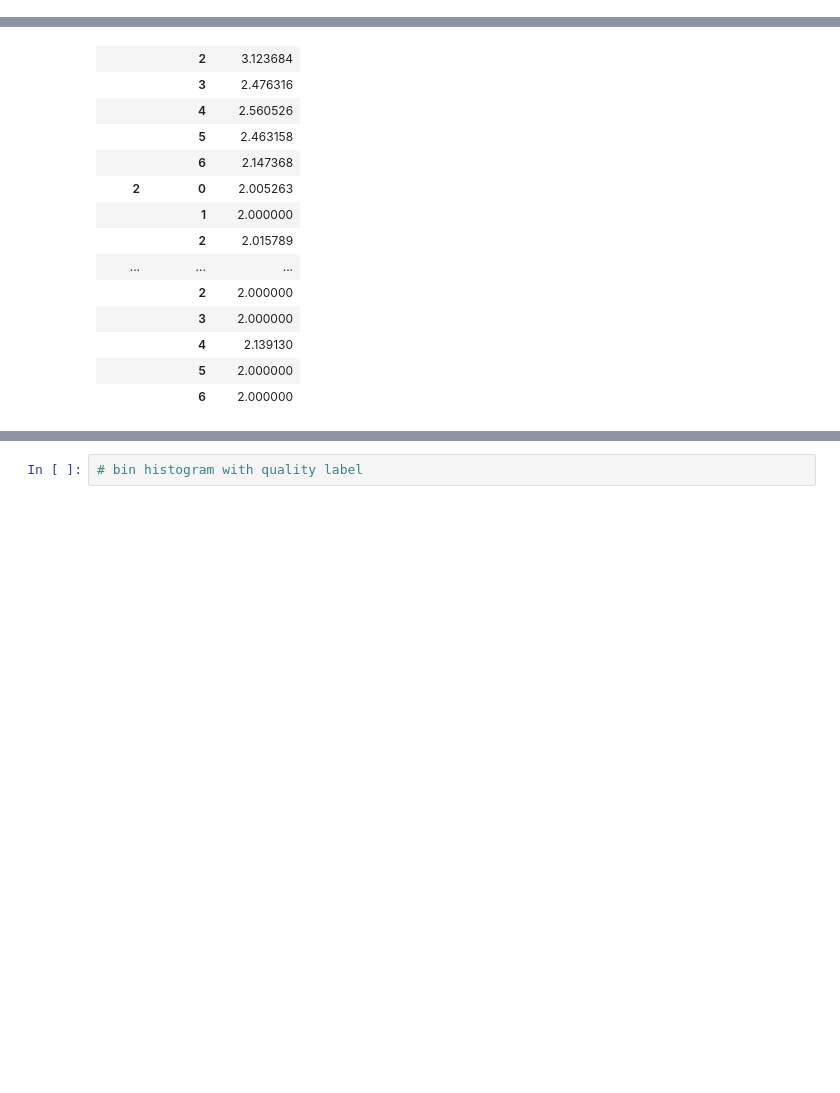
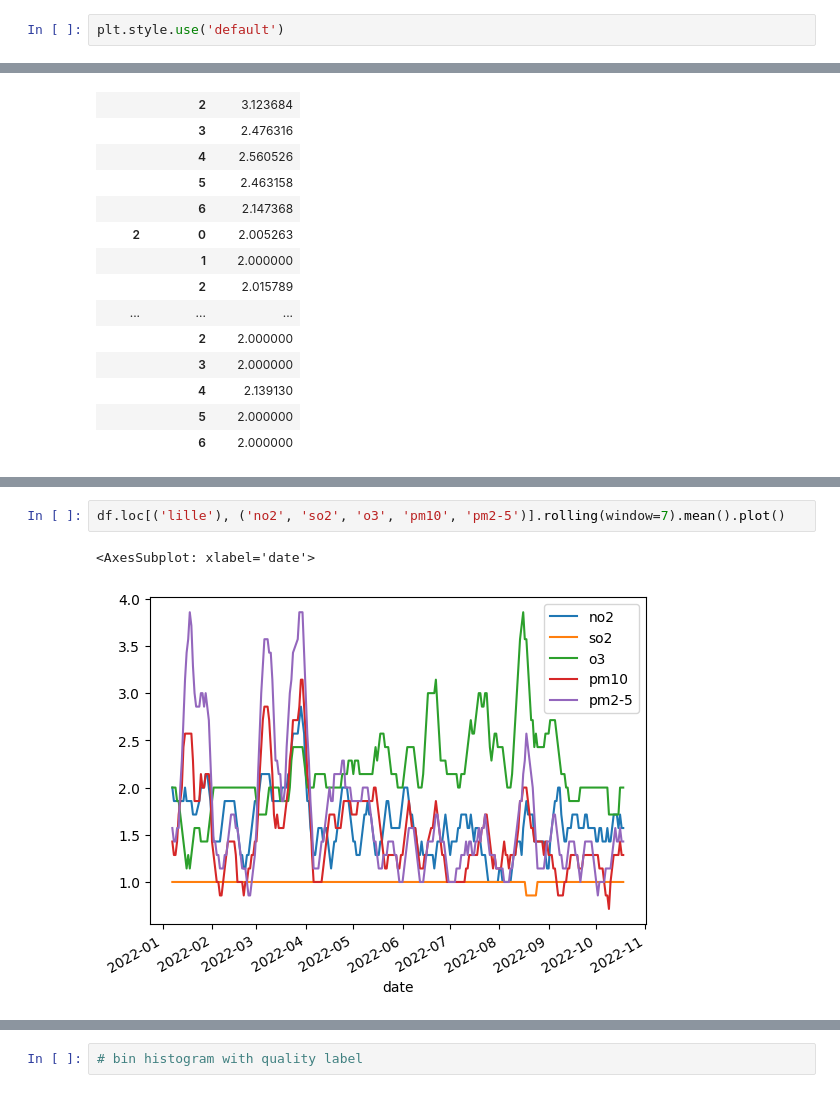
Before and after one commit to crish1eev1/MEL_air-quality, a Jupyter notebook: Main.ipynb, the cells around one changed output, grey strips where cells are left out. Drawn from its saved outputs; the diff is of its cells as text; blank space fills up the shorter version.

```diff
--- a/Main.ipynb
+++ b/Main.ipynb
@@ -150,3 +156,5 @@ file name: air-quality-index_2022-10-07_16-45-48.csv
+# %%
+plt.style.use('default')
 # %% [markdown]
 ## 2. Preparing Data for Analysis
 # %% [markdown]
@@ -613,0 +622,5 @@ df.groupby('city').quality_code.mean().sort_values()
+# %%
+df.loc[('lille'), ('no2', 'so2', 'o3', 'pm10', 'pm2-5')].rolling(window=7).mean().plot()
+# %% [output]
+<AxesSubplot: xlabel='date'>
+[figure, added]
```
Also changed, not shown: parts of 36 cells of this notebook.
